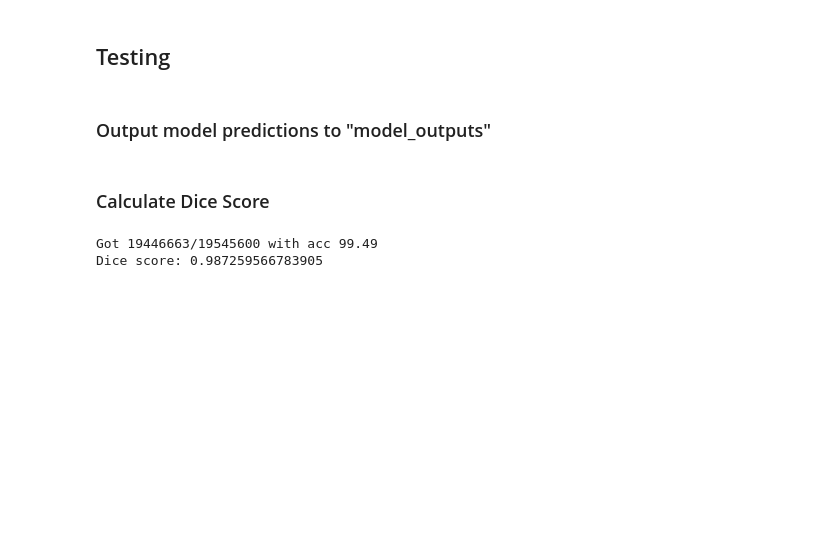
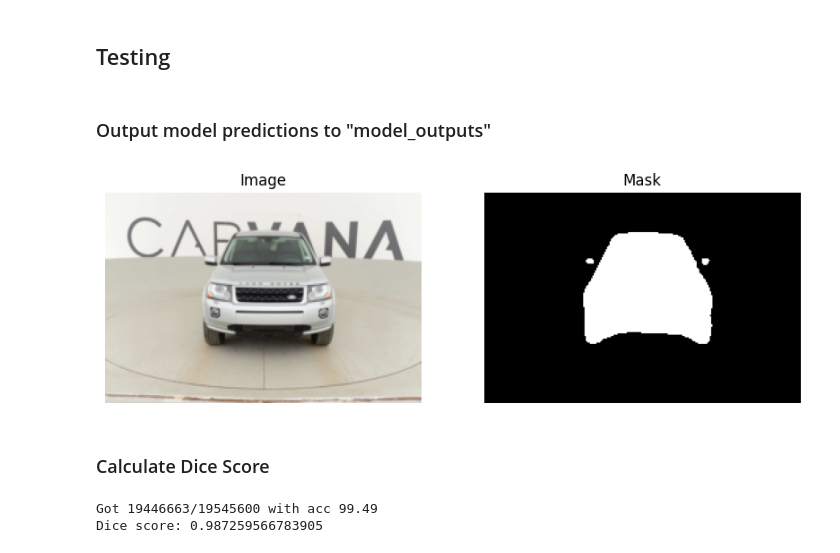
Before and after one commit to kevingeorgedev/Car-Segmentation-UNET, a Jupyter notebook: main.ipynb, the cells around one changed output. Cells and saved outputs as stored; diff of their text form; code cells hidden in the pictures; blank space fills up the shorter version.

```diff
--- a/main.ipynb
+++ b/main.ipynb
@@ -350,6 +350,36 @@ for idx, (x, y) in enumerate(test_dataset):
     save_image(y.unsqueeze(1), f"{model_output_folder}\\{idx}_real.png")
     if idx + 1 == 50:
         break
+# %%
+# Select a random sample
+idx = np.random.randint(0, len(test_dataset))
+image, _ = test_dataset[idx]
+
+test_mask = F.sigmoid(model(image.unsqueeze(0).to(device))).squeeze(0).cpu().detach()
+test_mask = (test_mask > 0.5).float()
+
+#image *= std.view(-1, 1, 1) + mean.view(-1, 1, 1)
+
+#torch.clamp_(image, 0, 1)
+
+# Convert tensors to NumPy format for plotting
+image = image.permute(1, 2, 0).numpy()
+test_mask = test_mask.permute(1, 2, 0).numpy()
+
+# Plot side by side
+fig, ax = plt.subplots(1, 2, figsize=(10, 5))
+
+ax[0].imshow(image)
+ax[0].set_title("Image")
+ax[0].axis("off")
+
+ax[1].imshow(test_mask, cmap='gray') # Use grayscale colormap for mask
+ax[1].set_title("Mask")
+ax[1].axis("off")
+
+plt.show()
+# %% [output]
+[figure, added]
 # %% [markdown]
 ### Calculate Dice Score
 # %%
```
Also changed, not shown: 2 other files.
